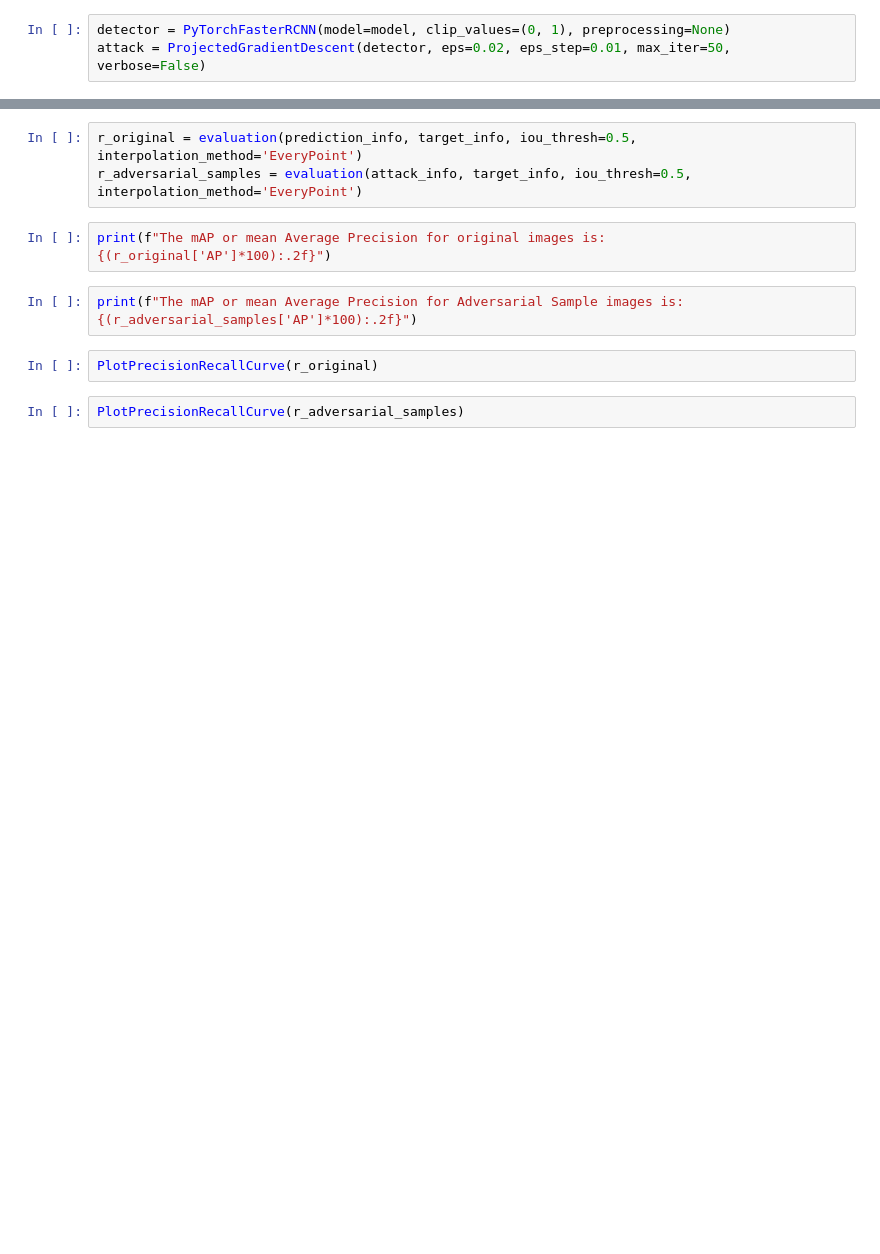
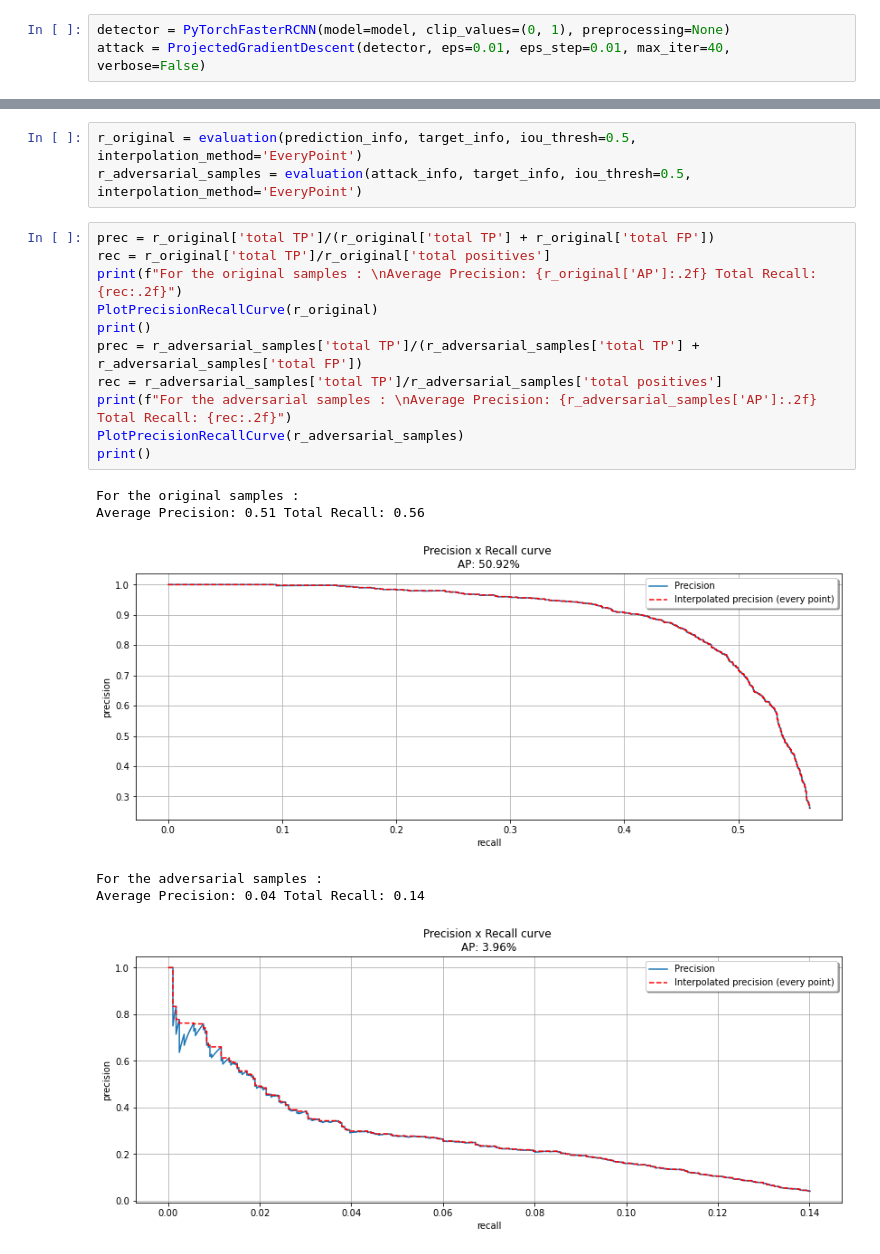
Before and after one commit to sampath9dasari/Adver-Face-Detection, a Jupyter notebook: Model Evaluation and Attack.ipynb, the cells around one changed output, grey strips where cells are left out. Cells and saved outputs as stored; diff of their text form; blank space fills up the shorter version.

Commit message:
Final Model evaluation and Attack evaluation

```diff
--- a/Model Evaluation and Attack.ipynb
+++ b/Model Evaluation and Attack.ipynb
@@ -107,7 +109,7 @@ PlotPrecisionRecallCurve(results[0.5])
 ## Adversarial Attack
 # %%
 detector = PyTorchFasterRCNN(model=model, clip_values=(0, 1), preprocessing=None)
-attack = ProjectedGradientDescent(detector, eps=0.02, eps_step=0.01, max_iter=50, verbose=False)
+attack = ProjectedGradientDescent(detector, eps=0.01, eps_step=0.01, max_iter=40, verbose=False)
 # %%
 attack_img_list, attack_bboxes = wider_read(limit_images=100, train=False)
 
@@ -167,11 +176,21 @@ target_info = list(itertools.chain(*target_info))
 # %%
 r_original = evaluation(prediction_info, target_info, iou_thresh=0.5, interpolation_method='EveryPoint')
 r_adversarial_samples = evaluation(attack_info, target_info, iou_thresh=0.5, interpolation_method='EveryPoint')
-# %%
-print(f"The mAP or mean Average Precision for original images is: {(r_original['AP']*100):.2f}")
-# %%
-print(f"The mAP or mean Average Precision for Adversarial Sample images is: {(r_adversarial_samples['AP']*100):.2f}")
-# %%
-PlotPrecisionRecallCurve(r_original)
-# %%
-PlotPrecisionRecallCurve(r_adversarial_samples)
+# %%
+prec = r_original['total TP']/(r_original['total TP'] + r_original['total FP'])
+rec = r_original['total TP']/r_original['total positives']
+print(f"For the original samples : \nAverage Precision: {r_original['AP']:.2f} Total Recall: {rec:.2f}")
+PlotPrecisionRecallCurve(r_original)
+print()
+prec = r_adversarial_samples['total TP']/(r_adversarial_samples['total TP'] + r_adversarial_samples['total FP'])
+rec = r_adversarial_samples['total TP']/r_adversarial_samples['total positives']
+print(f"For the adversarial samples : \nAverage Precision: {r_adversarial_samples['AP']:.2f} Total Recall: {rec:.2f}")
+PlotPrecisionRecallCurve(r_adversarial_samples)
+print()
+# %% [output]
+For the original samples :
+Average Precision: 0.51 Total Recall: 0.56
+[figure, added]
+For the adversarial samples :
+Average Precision: 0.04 Total Recall: 0.14
+[figure, added]
```
Also changed, not shown: parts of 3 cells of this notebook, 3 other files.
